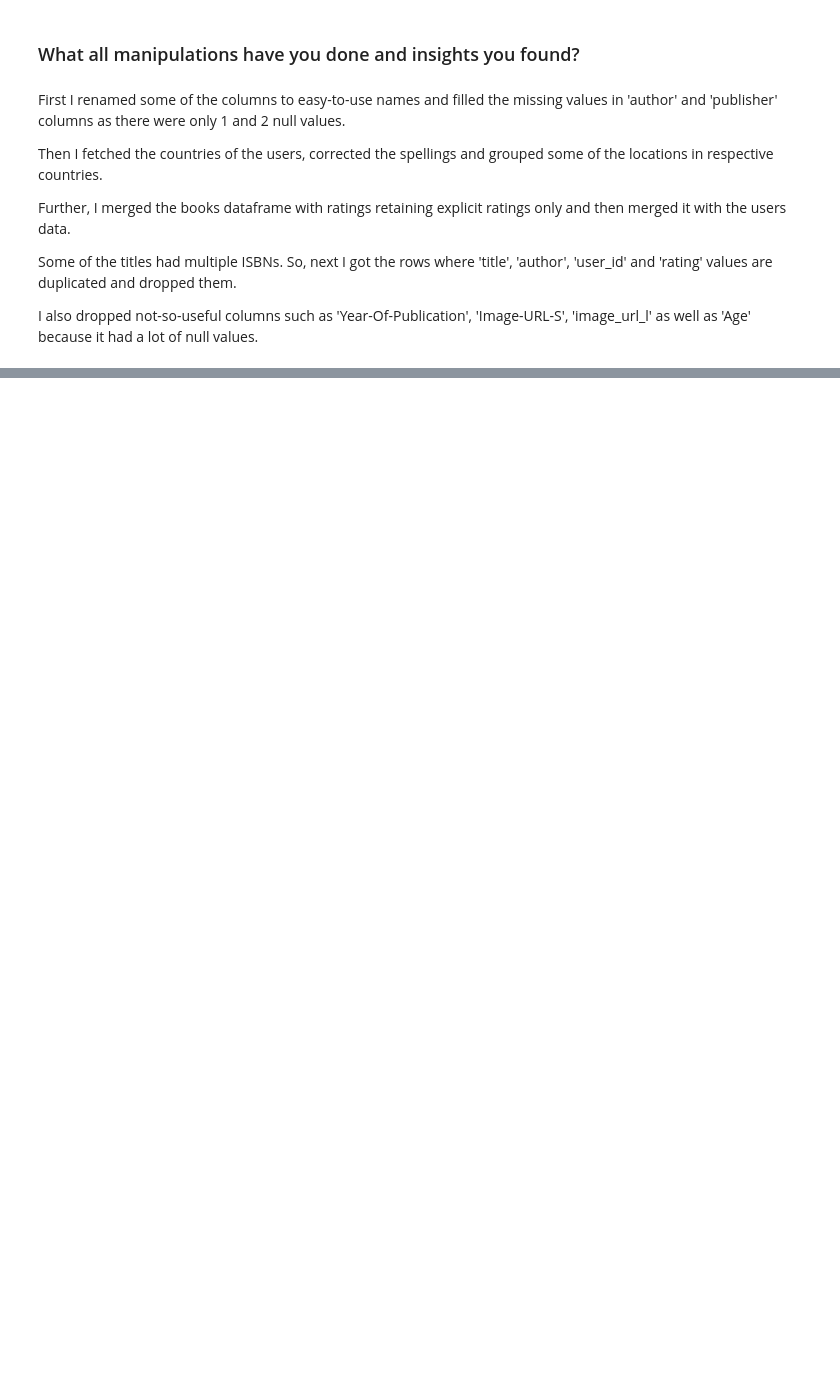
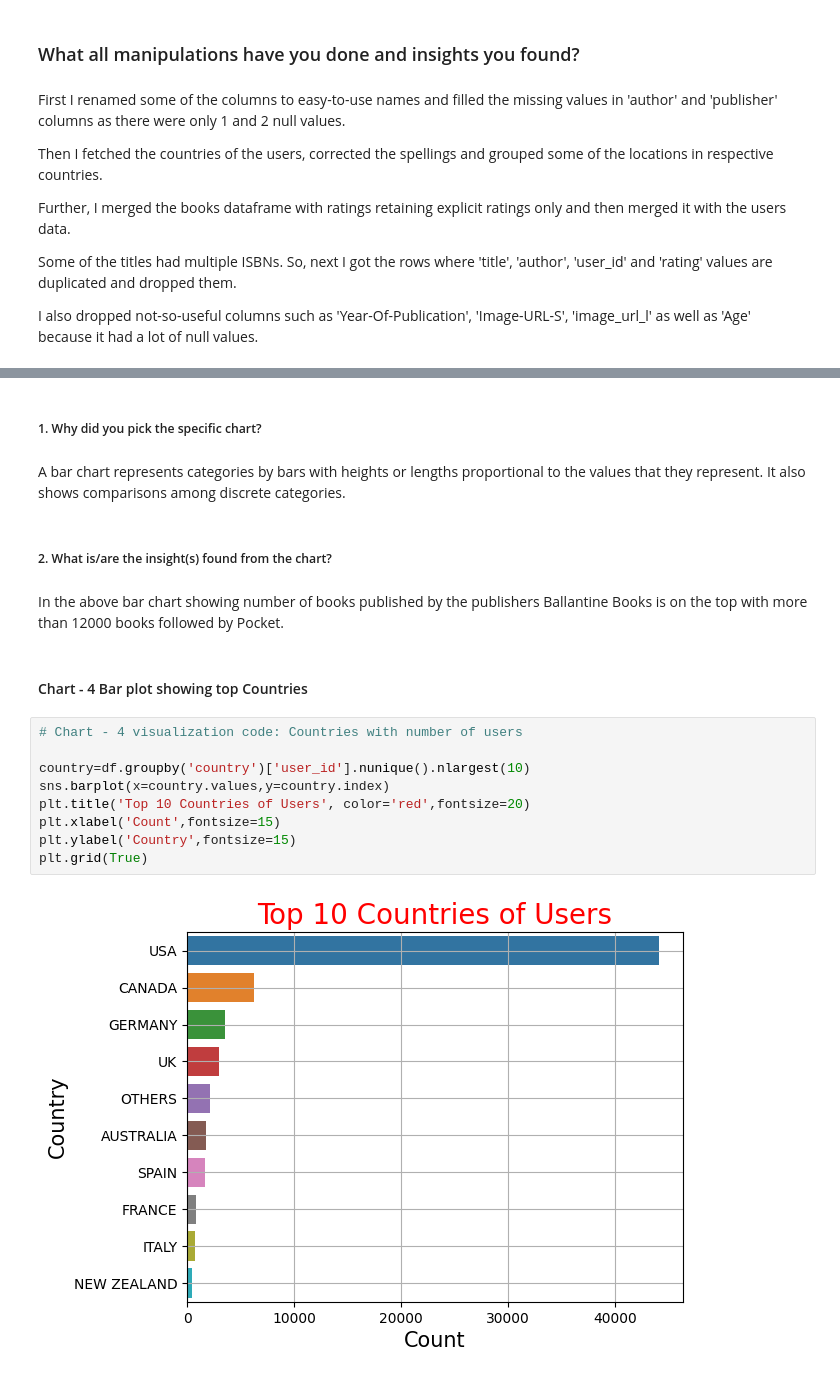
Before and after one commit to DharmeshRV/Book-Recommendation-System, a Jupyter notebook: Book_Recommendation_System.ipynb, the cells around one changed output, grey strips where cells are left out. Saved outputs shown, nothing was run; the diff lists cells and outputs as text; blank space fills up the shorter version.

```diff
--- a/Book_Recommendation_System.ipynb
+++ b/Book_Recommendation_System.ipynb
@@ -545,0 +626,21 @@ I also dropped not-so-useful columns such as 'Year-Of-Publication', 'Image-URL-S
+# %% [markdown]
+##### 1. Why did you pick the specific chart?
+# %% [markdown]
+A bar chart represents categories by bars with heights or lengths proportional to the values that they represent. It also shows comparisons among discrete categories.
+# %% [markdown]
+##### 2. What is/are the insight(s) found from the chart?
+# %% [markdown]
+In the above bar chart showing number of books published by the publishers Ballantine Books is on the top with more than 12000 books followed by Pocket.
+# %% [markdown]
+#### Chart - 4 Bar plot showing top Countries
+# %%
+# Chart - 4 visualization code: Countries with number of users
+
+country=df.groupby('country')['user_id'].nunique().nlargest(10)
+sns.barplot(x=country.values,y=country.index)
+plt.title('Top 10 Countries of Users', color='red',fontsize=20)
+plt.xlabel('Count',fontsize=15)
+plt.ylabel('Country',fontsize=15)
+plt.grid(True)
+# %% [output]
+[figure, added]
```
Also changed, not shown: parts of 35 cells of this notebook.
